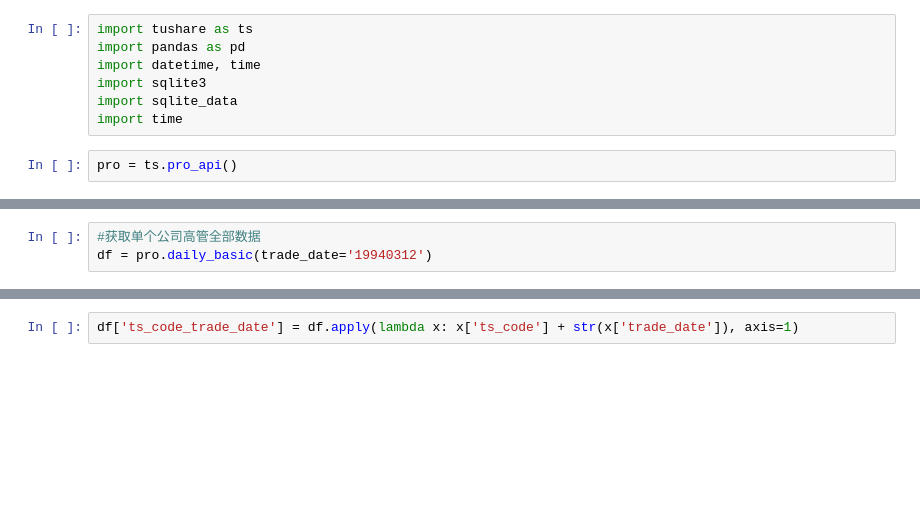
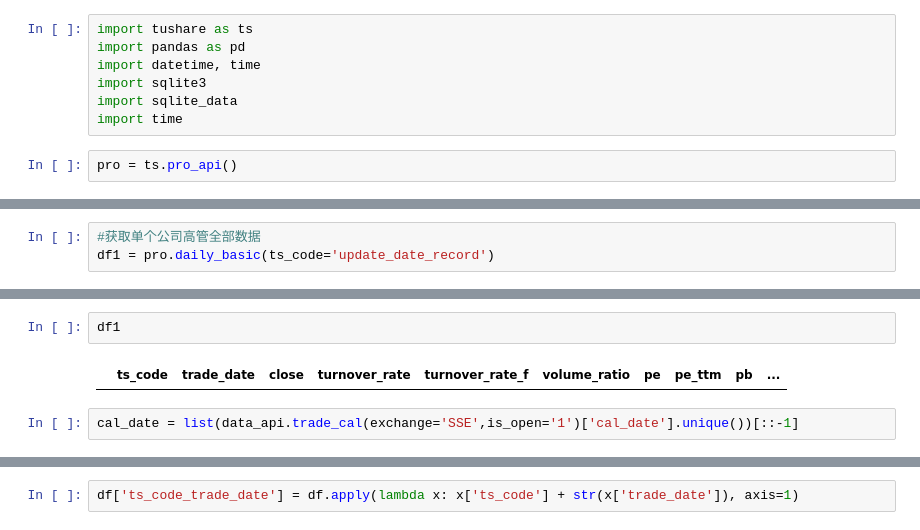
Before and after one commit to WittFan/stockanalysis, a Jupyter notebook: 未命名.ipynb, the cells around one changed output, grey strips where cells are left out. Cells and saved outputs as stored; diff of their text form; blank space fills up the shorter version.

```diff
--- a/未命名.ipynb
+++ b/未命名.ipynb
@@ -10,3 +13,3 @@ pro = ts.pro_api()
 # %%
 #获取单个公司高管全部数据
-df = pro.daily_basic(trade_date='19940312')
+df1 = pro.daily_basic(ts_code='update_date_record')
@@ -28,0 +16,6 @@ df
+# %%
+df1
+# %% [output]
+|  | ts_code | trade_date | close | turnover_rate | turnover_rate_f | volume_ratio | pe | pe_ttm | pb | ... |
+# %%
+cal_date = list(data_api.trade_cal(exchange='SSE',is_open='1')['cal_date'].unique())[::-1]
```
Also changed, not shown: parts of 17 cells of this notebook, 1 other file.
